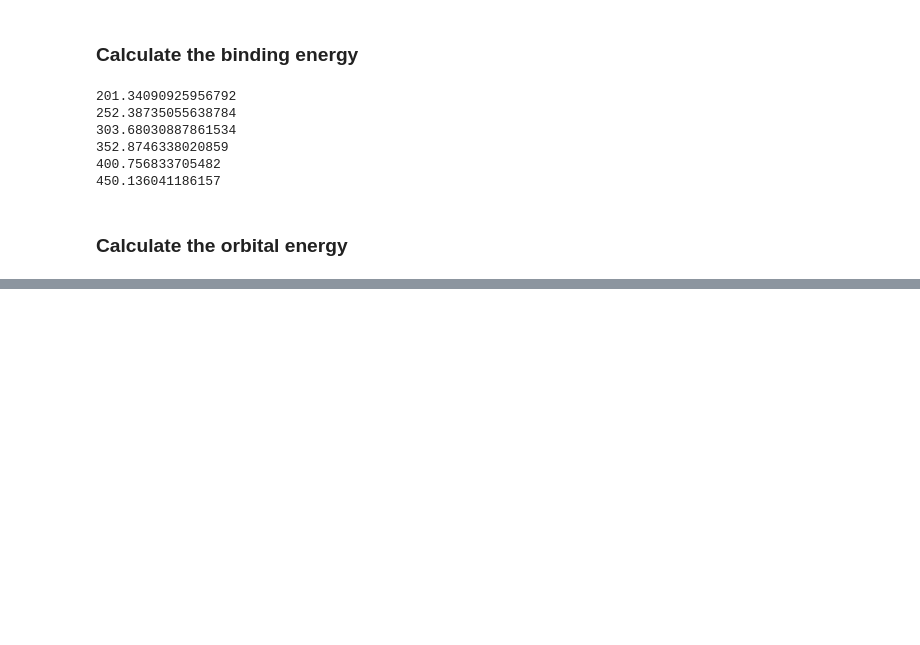
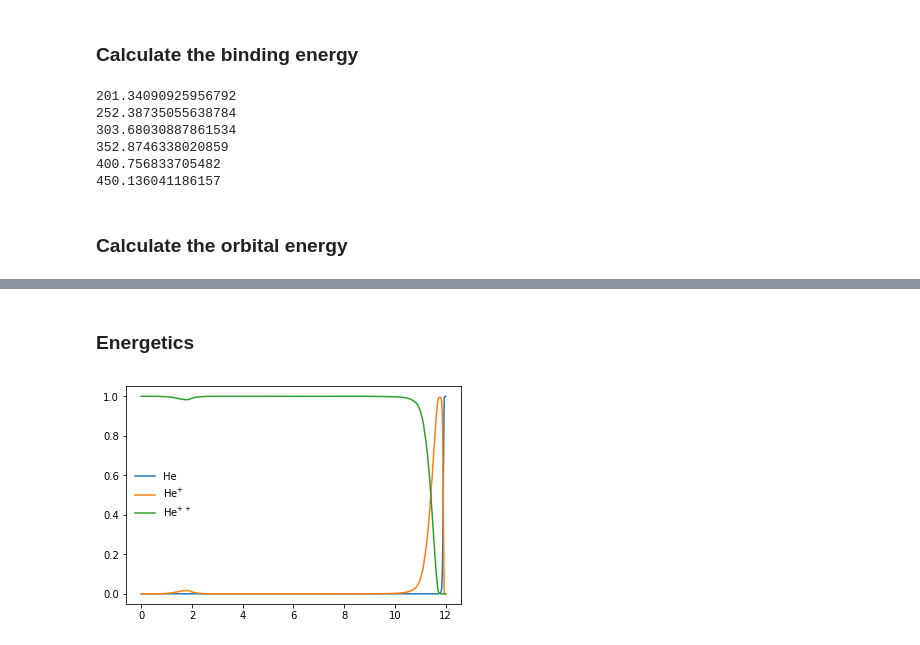
Before and after one commit to JRGarza/CE_mesa, a Jupyter notebook: notebooks/CE Efficiency.ipynb, the cells around one changed output, grey strips where cells are left out. Drawn from its saved outputs; the diff is of its cells as text; code cells hidden in the pictures; blank space fills up the shorter version.

```diff
--- a/notebooks/CE Efficiency.ipynb
+++ b/notebooks/CE Efficiency.ipynb
@@ -156,0 +160,34 @@ plt.savefig("../figures/predicted_separations_final.pdf")
+# %% [markdown]
+### Energetics
+# %%
+model = M12_450R
+
+H_neutral = model['neutral_fraction_H']
+He_neutral = model['neutral_fraction_He']
+He_charge = model['avg_charge_He']
+
+# He_one + He_two + He_neutral = 1.0
+# He_one + 2.0*He_two = He_charge
+
+# He_two = 1.0 - He_neutral - He_one
+# He_one + 2.0 * (1.0 - He_neutral - He_one) = He_charge
+
+He_one = 2.0 - 2.0*He_neutral - He_charge
+He_two = He_two = 1.0 - He_neutral - He_one
+
+
+plt.plot(model['mass'], He_neutral, label='He')
+plt.plot(model['mass'], He_one, label=r'He$^{+}$')
+plt.plot(model['mass'], He_two, label=r'He$^{++}$')
+plt.legend(frameon=False)
+
+plt.show()
+
+
+# for i in range(5):
+#     print(He_one[-i], He_two[-i], He_neutral[-i])
+
+# print(model.dtype.names7
+# print(model['avg_charge_He'])
+# %% [output]
+[figure, added]
```
Also changed, not shown: parts of 3 cells of this notebook, 1 other file.
